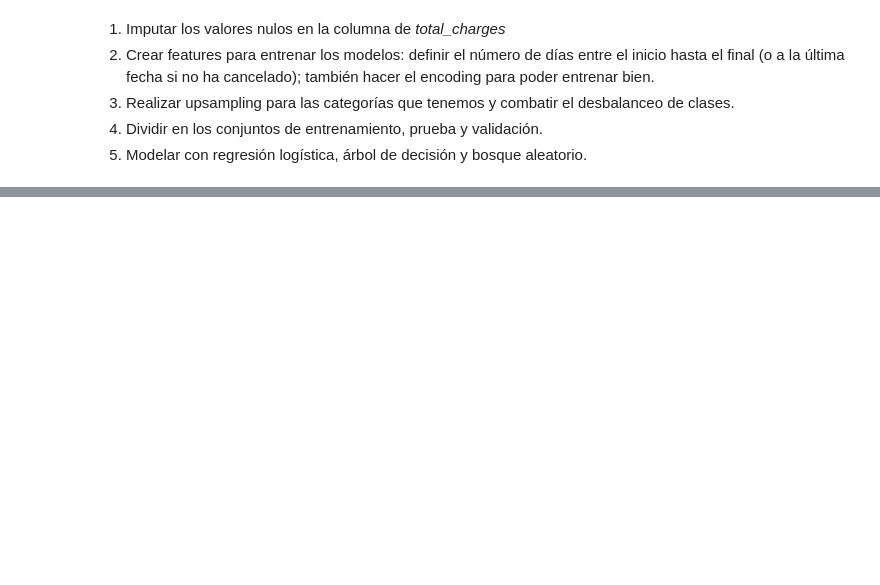
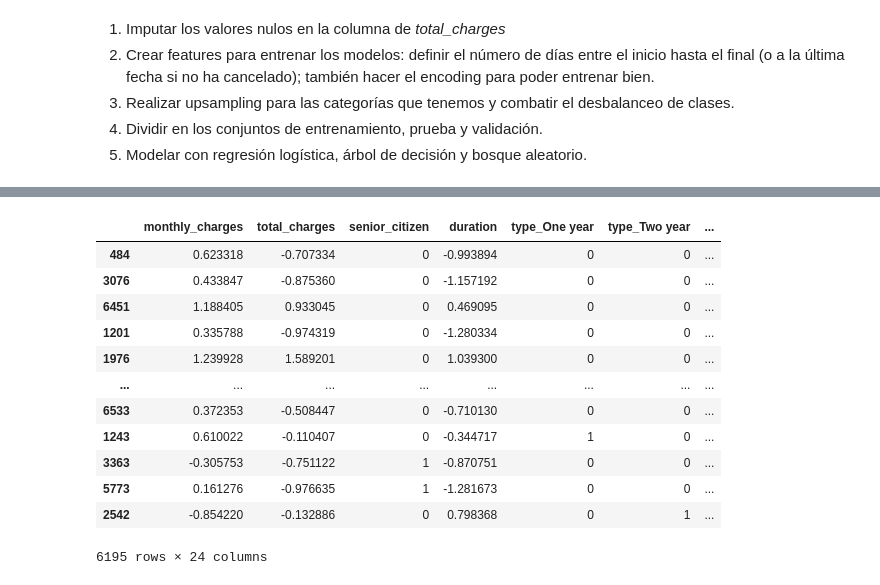
Before and after one commit to hjvalenzuelaloubet/yandex_practicum, a Jupyter notebook: proyecto_final/proyecto_final.ipynb, the cells around one changed output, grey strips where cells are left out. Drawn from its saved outputs; the diff is of its cells as text; code cells hidden in the pictures; blank space fills up the shorter version.

```diff
--- a/proyecto_final/proyecto_final.ipynb
+++ b/proyecto_final/proyecto_final.ipynb
@@ -592,0 +657,3 @@ Podemos dar unas conclusiones iniciales de este análisis exploratorio:
+# %%
+# Removemos el customer_id
+df_non_null = df_non_null.drop("customer_id", axis=1)
@@ -592,0 +765,27 @@ Podemos dar unas conclusiones iniciales de este análisis exploratorio:
+# %%
+# Definamos nuestras features y target
+df_features = df_upsampled.drop("target_cancelacion", axis=1)
+df_targets = df_upsampled.target_cancelacion
+
+# Los dos splits
+x_train, x_test, y_train, y_test = train_test_split(
+  df_features, df_targets, test_size=0.2, random_state=12345
+)
+
+x_train, x_val, y_train, y_val = train_test_split(
+    x_train, y_train, test_size=0.25, random_state=12345
+)
+
+# Veamos tamaños
+
+print(
+    f"Tamaño de x train: {x_train.shape[0]}, y train: {y_train.shape[0]}"
+)
+
+print(
+    f"Tamaño de x test: {x_test.shape[0]}, y test: {y_test.shape[0]}"
+)
+
+print(
+    f"Tamaño de x validacion: {x_val.shape[0]}, y test: {y_val.shape[0]}"
+)
@@ -592,0 +802,12 @@ Podemos dar unas conclusiones iniciales de este análisis exploratorio:
+# %%
+model_lr = LogisticRegression()
+model_lr.fit(x_train, y_train)
+
+# Scores
+print(
+    f"Accuracy: {accuracy_score(y_val, model_lr.predict(x_val))}"
+)
+
+print(
+    f"ROC-AUC: {roc_auc_score(y_val, model_lr.predict(x_val))}"
+)
@@ -592,0 +862,16 @@ Podemos dar unas conclusiones iniciales de este análisis exploratorio:
+# %%
+x_train.replace([True, False], [1,0])
+# %% [output]
+|  | monthly_charges | total_charges | senior_citizen | duration | type_One year | type_Two year | ... |
+| 484 | 0.623318 | -0.707334 | 0 | -0.993894 | 0 | 0 | ... |
+| 3076 | 0.433847 | -0.875360 | 0 | -1.157192 | 0 | 0 | ... |
+| 6451 | 1.188405 | 0.933045 | 0 | 0.469095 | 0 | 0 | ... |
+| 1201 | 0.335788 | -0.974319 | 0 | -1.280334 | 0 | 0 | ... |
+| 1976 | 1.239928 | 1.589201 | 0 | 1.039300 | 0 | 0 | ... |
+| ... | ... | ... | ... | ... | ... | ... | ... |
+| 6533 | 0.372353 | -0.508447 | 0 | -0.710130 | 0 | 0 | ... |
+| 1243 | 0.610022 | -0.110407 | 0 | -0.344717 | 1 | 0 | ... |
+| 3363 | -0.305753 | -0.751122 | 1 | -0.870751 | 0 | 0 | ... |
+| 5773 | 0.161276 | -0.976635 | 1 | -1.281673 | 0 | 0 | ... |
+| 2542 | -0.854220 | -0.132886 | 0 | 0.798368 | 0 | 1 | ... |
+6195 rows × 24 columns
```
Also changed, not shown: parts of 31 cells of this notebook.
